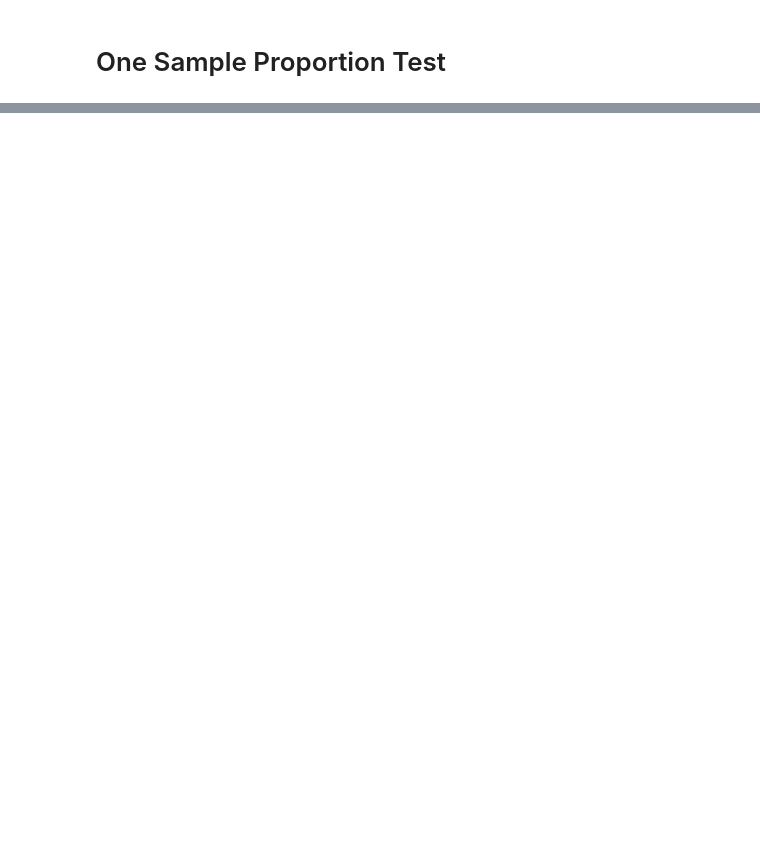
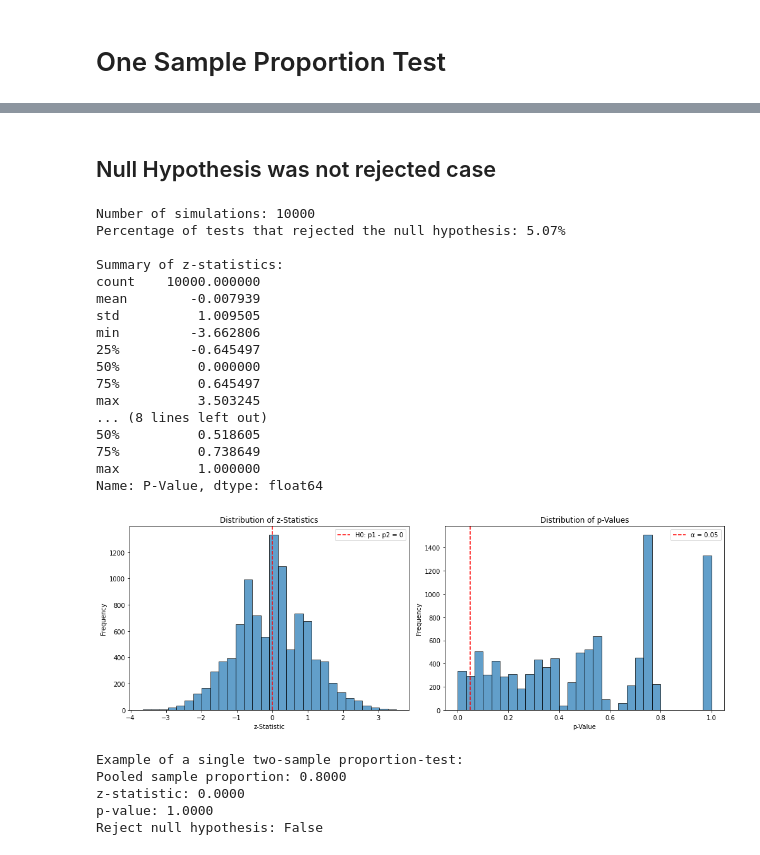
Before and after one commit to dcrowTMH/stat_test, a Jupyter notebook: basic_stat_test_simulation.ipynb, the cells around one changed output, grey strips where cells are left out. Cells and saved outputs as stored; diff of their text form; code cells hidden in the pictures; blank space fills up the shorter version.

Commit message:
add the parts for proptional test

```diff
--- a/basic_stat_test_simulation.ipynb
+++ b/basic_stat_test_simulation.ipynb
@@ -758,0 +868,6 @@ def simulate_one_sample_proportion_test(sample_size=30, population_proportion =
+# %%
+# Propotion are the same, power to reject H0 should be low
+results = simulate_one_sample_proportion_test(sample_size=300,
+                                              population_proportion = 0.8,
+                                              sample_proportion = 0.8,
+                                              n_simulations=10000)
@@ -758,0 +1050,33 @@ def simulate_one_sample_proportion_test(sample_size=30, population_proportion =
+# %% [markdown]
+## Null Hypothesis was not rejected case
+# %%
+# Propotion among the samplease are the same, power to reject H0 should be low
+result = simulate_two_sample_proportion_test(n_1=30,
+                                        p_1 = 0.8,
+                                        n_2= 30,
+                                        p_2 = 0.8,
+                                        n_simulations=10000)
+# %% [output]
+Number of simulations: 10000
+Percentage of tests that rejected the null hypothesis: 5.07%
+
+Summary of z-statistics:
+count    10000.000000
+mean        -0.007939
+std          1.009505
+min         -3.662806
+25%         -0.645497
+50%          0.000000
+75%          0.645497
+max          3.503245
+... (8 lines left out)
+50%          0.518605
+75%          0.738649
+max          1.000000
+Name: P-Value, dtype: float64
+[figure, added]
+Example of a single two-sample proportion-test:
+Pooled sample proportion: 0.8000
+z-statistic: 0.0000
+p-value: 1.0000
+Reject null hypothesis: False
```
Also changed, not shown: parts of 13 cells of this notebook.
